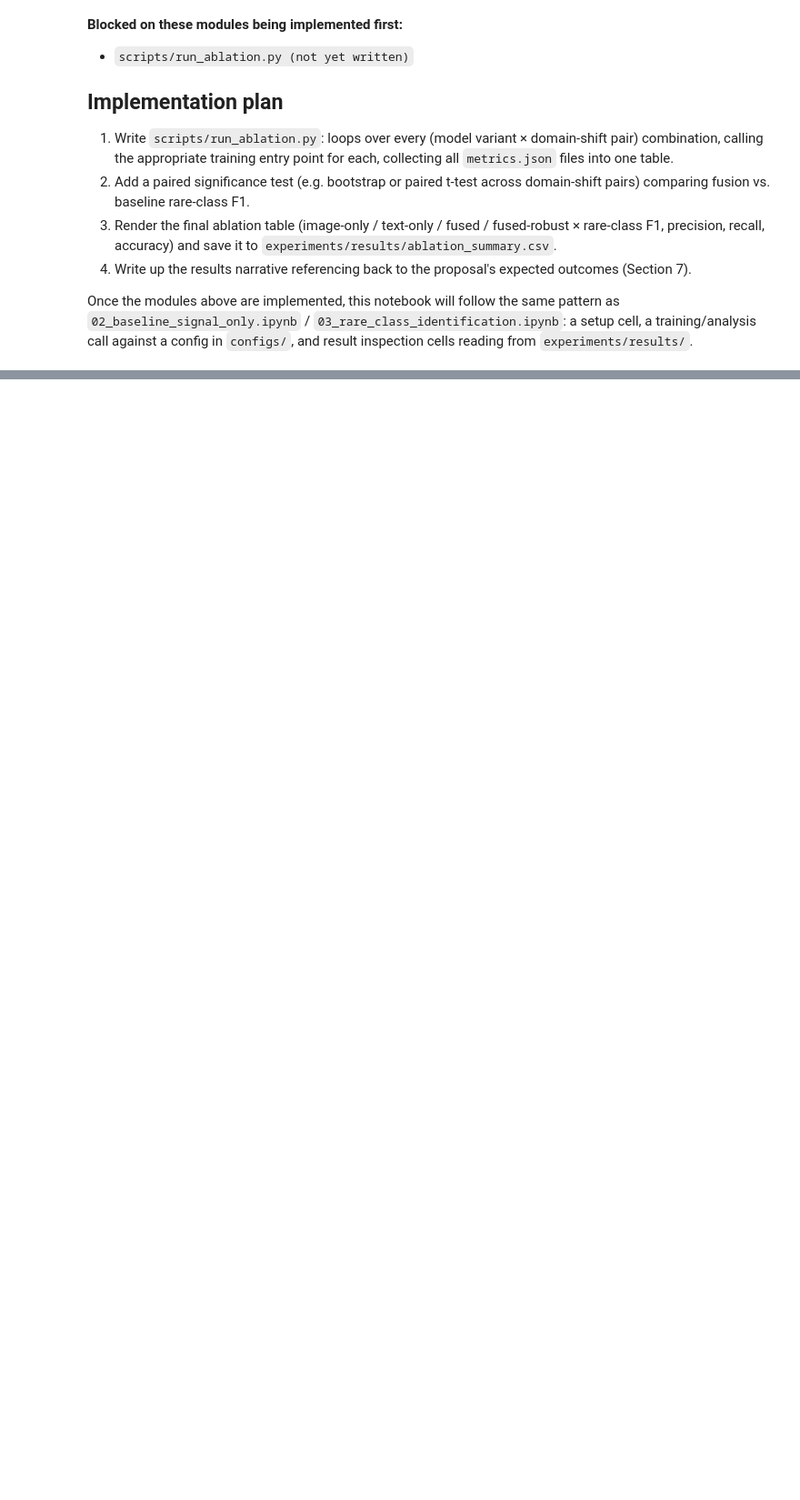
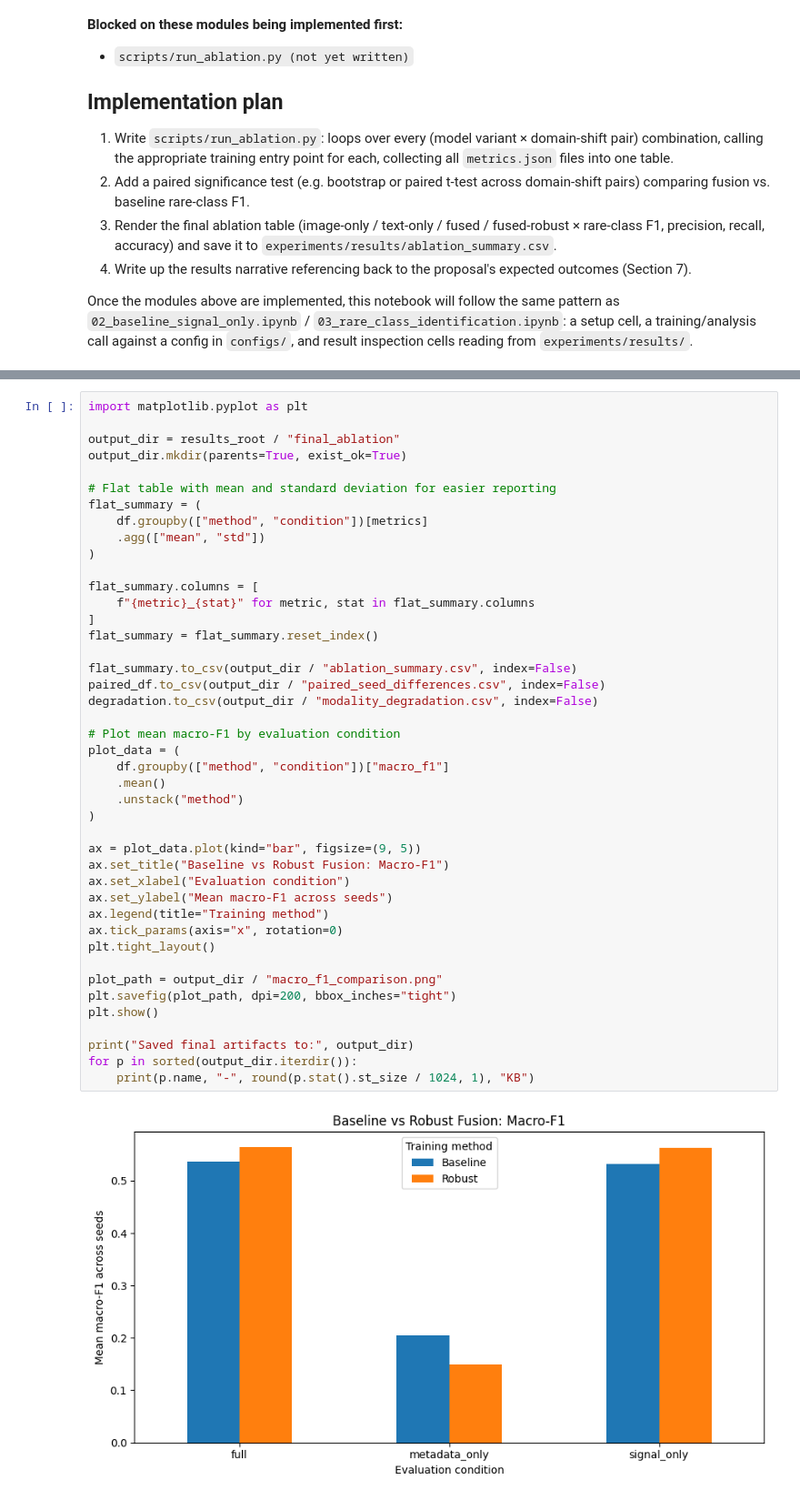
Before and after one commit to Sakina152/mm-dg-healthcare, a Jupyter notebook: notebooks/06_ablation_results.ipynb, the cells around one changed output, grey strips where cells are left out. Shown at 91% size. Drawn from its saved outputs; the diff is of its cells as text; blank space fills up the shorter version.

Commit message:
Complete ablation analysis and research results.

```diff
--- a/notebooks/06_ablation_results.ipynb
+++ b/notebooks/06_ablation_results.ipynb
@@ -24,0 +221,45 @@ from `experiments/results/`.
+# %%
+import matplotlib.pyplot as plt
+
+output_dir = results_root / "final_ablation"
+output_dir.mkdir(parents=True, exist_ok=True)
+
+# Flat table with mean and standard deviation for easier reporting
+flat_summary = (
+    df.groupby(["method", "condition"])[metrics]
+    .agg(["mean", "std"])
+)
+
+flat_summary.columns = [
+    f"{metric}_{stat}" for metric, stat in flat_summary.columns
+]
+flat_summary = flat_summary.reset_index()
+
+flat_summary.to_csv(output_dir / "ablation_summary.csv", index=False)
+paired_df.to_csv(output_dir / "paired_seed_differences.csv", index=False)
+degradation.to_csv(output_dir / "modality_degradation.csv", index=False)
+
+# Plot mean macro-F1 by evaluation condition
+plot_data = (
+    df.groupby(["method", "condition"])["macro_f1"]
+    .mean()
+    .unstack("method")
+)
+
+ax = plot_data.plot(kind="bar", figsize=(9, 5))
+ax.set_title("Baseline vs Robust Fusion: Macro-F1")
+ax.set_xlabel("Evaluation condition")
+ax.set_ylabel("Mean macro-F1 across seeds")
+ax.legend(title="Training method")
+ax.tick_params(axis="x", rotation=0)
+plt.tight_layout()
+
+plot_path = output_dir / "macro_f1_comparison.png"
+plt.savefig(plot_path, dpi=200, bbox_inches="tight")
+plt.show()
+
+print("Saved final artifacts to:", output_dir)
+for p in sorted(output_dir.iterdir()):
+    print(p.name, "-", round(p.stat().st_size / 1024, 1), "KB")
+# %% [output]
+[figure, added]
```
Also changed, not shown: parts of 9 cells of this notebook.
